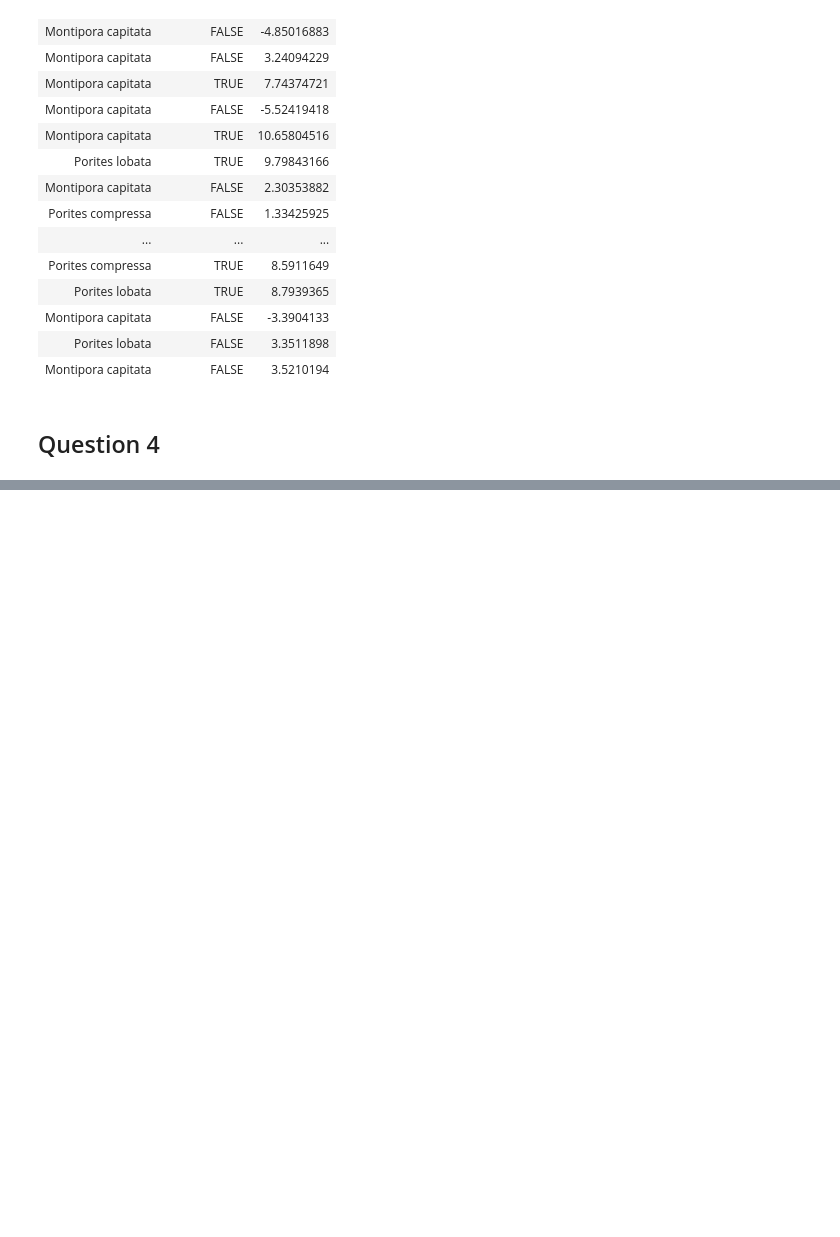
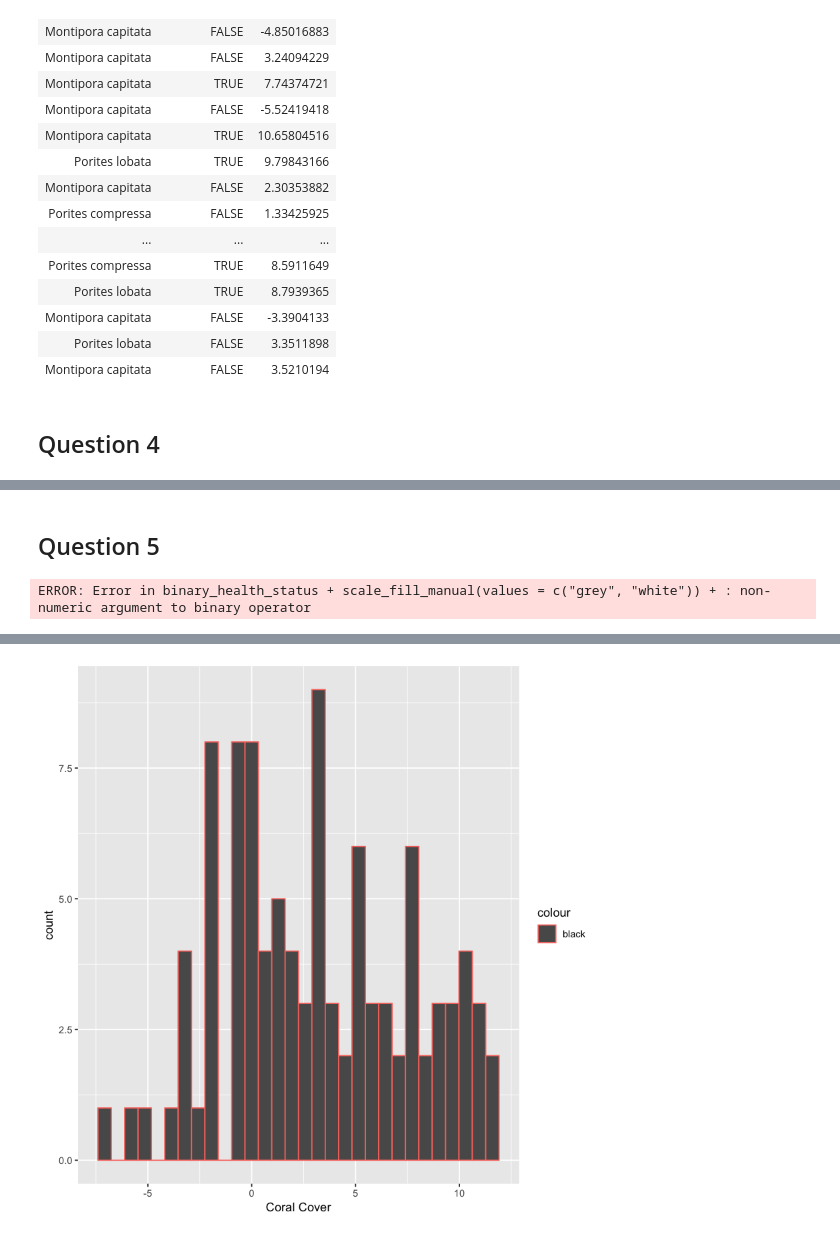
Before and after one commit to samanthakiara/week_4_practical, a Jupyter notebook: week_4_solution.ipynb, the cells around one changed output, grey strips where cells are left out. Saved outputs shown, nothing was run; the diff lists cells and outputs as text; code cells hidden in the pictures; blank space fills up the shorter version.

```diff
--- a/week_4_solution.ipynb
+++ b/week_4_solution.ipynb
@@ -101,3 +104,6 @@ return_binary(FALSE)
 # %%
+binary_health_status = mapply(return_binary, coral_health_tbl$health_status)
+
+
 coral_health_tbl_3 = add_column(coral_health_tbl_2, binary_health_status)
 coral_health_tbl_3
@@ -103,0 +128,2 @@ coral_health_tbl_3
+# %% [markdown]
+## Question 5
@@ -103,0 +132,7 @@ coral_health_tbl_3
+# %%
+ggplot(data=coral_health_tbl_3) + geom_histogram(aes(x=coral_cover), binwidth=1, color="black") + fill=binary_health_status + scale_fill_manual(values=c("grey", "white")) + xlab("Coral Cover")
+# %% [output]
+ERROR: Error in binary_health_status + scale_fill_manual(values = c("grey", "white")) + : non-numeric argument to binary operator
+# %%
+ggplot(data=coral_health_tbl_3) + geom_histogram(aes(x=coral_cover, binwidth=1, color="black")) + xlab("Coral Cover")
+# %% [output]
@@ -103,0 +141 @@ coral_health_tbl_3
+[figure, added]
```
Also changed, not shown: parts of 11 cells of this notebook.
